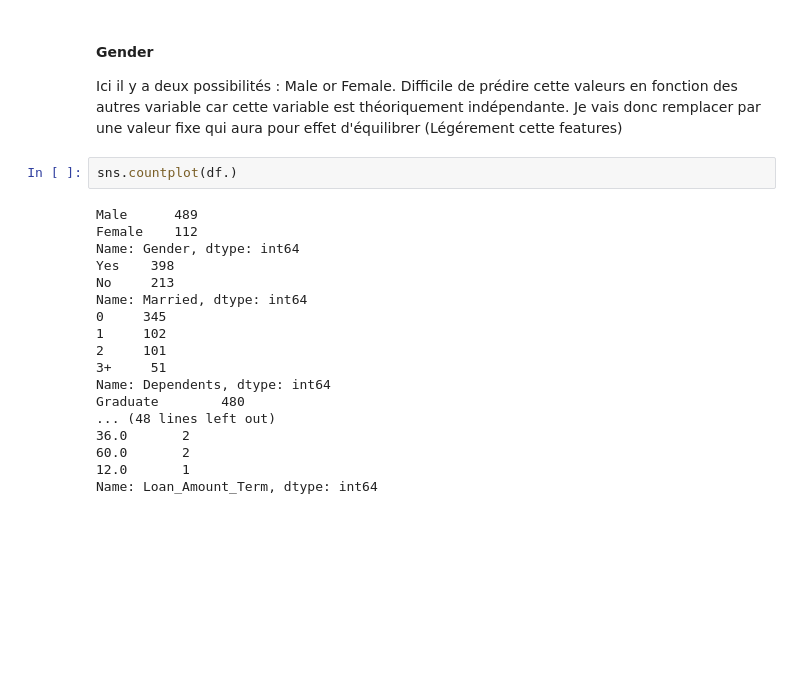
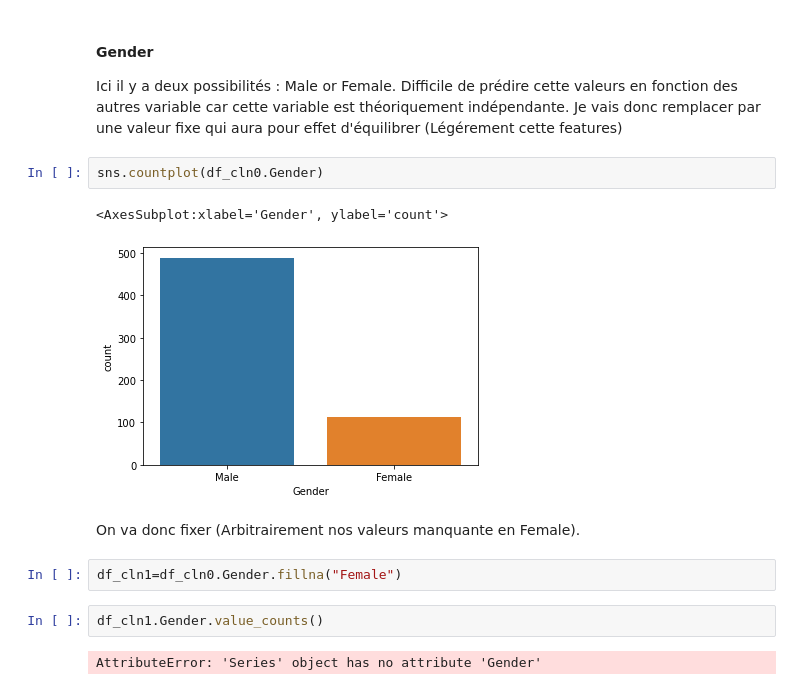
Before and after one commit to Gfeuillas/finance_project, a Jupyter notebook: Projet Finance.ipynb, the cells around one changed output. Saved outputs shown, nothing was run; the diff lists cells and outputs as text; blank space fills up the shorter version.

Commit message:
Gender filled

```diff
--- a/Projet Finance.ipynb
+++ b/Projet Finance.ipynb
@@ -393,22 +394,15 @@ df_cln0= df
 Ici il y a deux possibilités : Male or Female.
 Difficile de prédire cette valeurs en fonction des autres variable car cette variable est théoriquement indépendante. Je vais donc remplacer par une valeur fixe qui aura pour effet d'équilibrer (Légérement cette features)
 # %%
-sns.countplot(df.)
+sns.countplot(df_cln0.Gender)
 # %% [output]
-Male      489
-Female    112
-Name: Gender, dtype: int64
-Yes    398
-No     213
-Name: Married, dtype: int64
-0     345
-1     102
-2     101
-3+     51
-Name: Dependents, dtype: int64
-Graduate        480
-... (48 lines left out)
-36.0       2
-60.0       2
-12.0       1
-Name: Loan_Amount_Term, dtype: int64
+<AxesSubplot:xlabel='Gender', ylabel='count'>
+[figure, added]
+# %% [markdown]
+On va donc fixer (Arbitrairement nos valeurs manquante en Female).
+# %%
+df_cln1=df_cln0.Gender.fillna("Female")
+# %%
+df_cln1.Gender.value_counts()
+# %% [output]
+AttributeError: 'Series' object has no attribute 'Gender'
```
Also changed, not shown: parts of 1 cell of this notebook.
